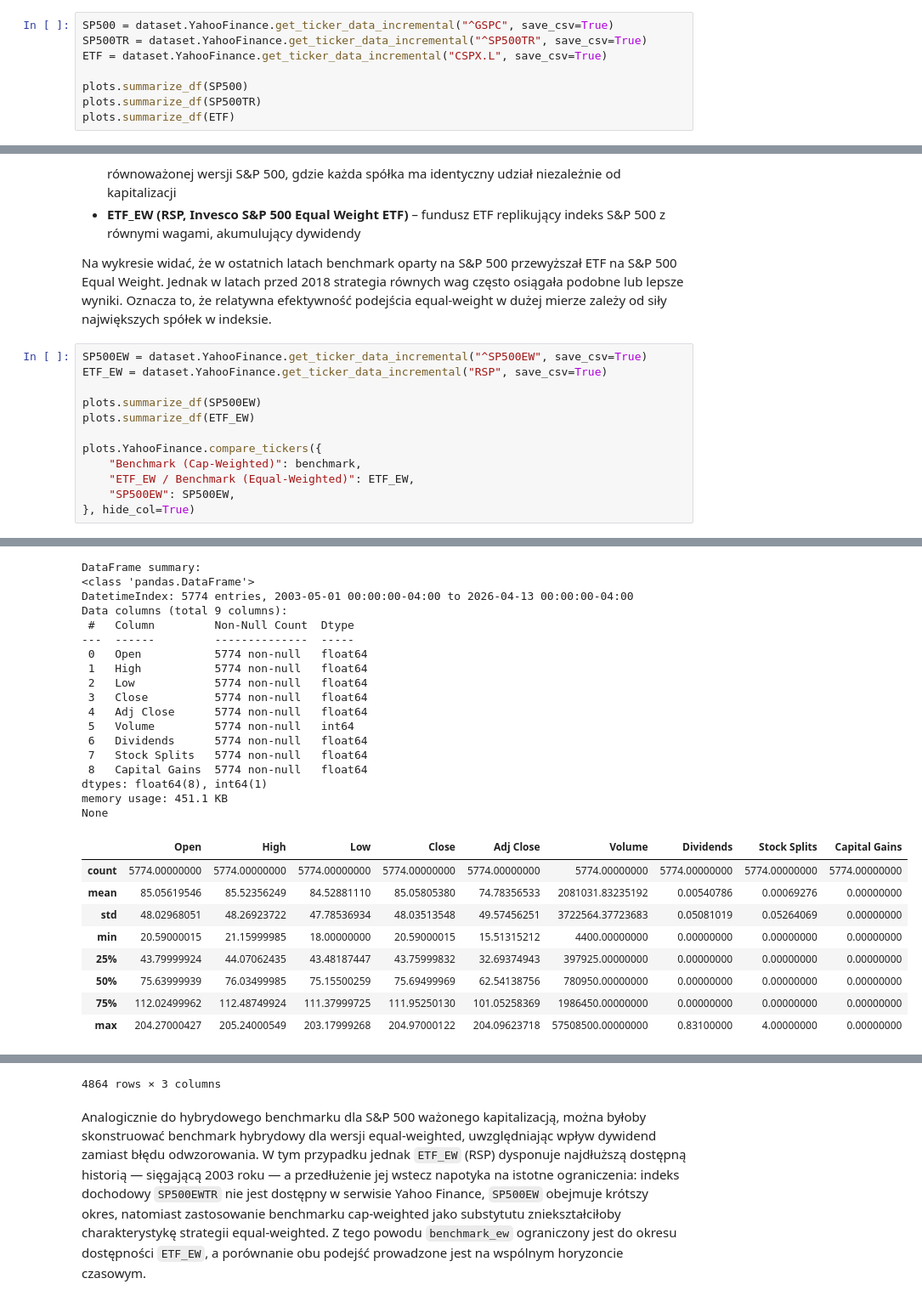
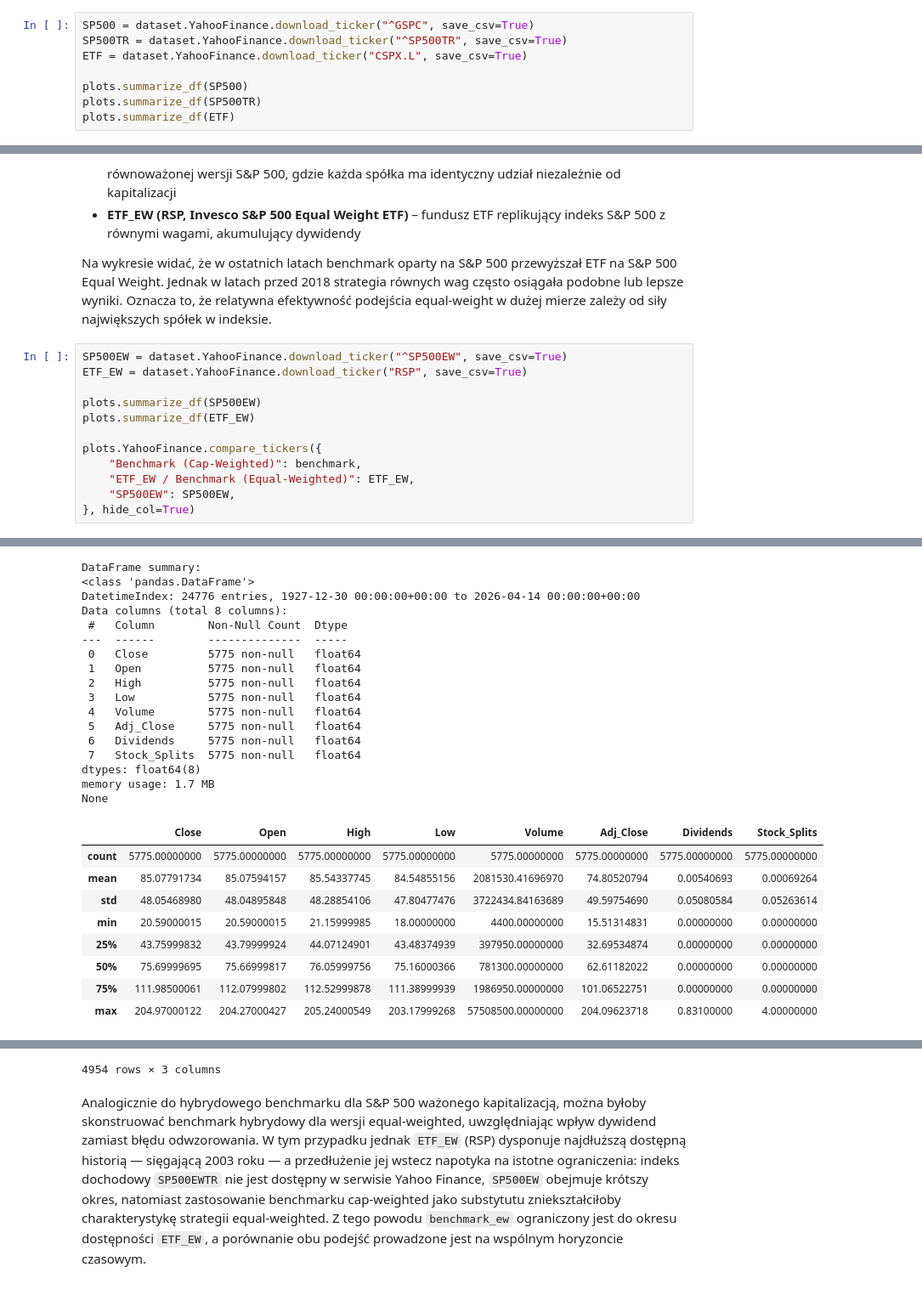
Before and after one commit to MichaelL200/data-driven-stock-portfolio-selection, a Jupyter notebook: notebooks/02b_data_stocks_yf.ipynb, the cells around one changed output, grey strips where cells are left out. Shown at 85% size. Drawn from its saved outputs; the diff is of its cells as text.

```diff
--- a/notebooks/02b_data_stocks_yf.ipynb
+++ b/notebooks/02b_data_stocks_yf.ipynb
@@ -108,9 +105,9 @@ Zestawienie tych trzech instrumentów pozwala porównać:
 - różnice między indeksem teoretycznym a rzeczywistym instrumentem inwestycyjnym,
 - dokładność odwzorowania indeksu przez ETF (tzw. *tracking error*).
 # %%
-SP500 = dataset.YahooFinance.get_ticker_data_incremental("^GSPC", save_csv=True)
-SP500TR = dataset.YahooFinance.get_ticker_data_incremental("^SP500TR", save_csv=True)
-ETF = dataset.YahooFinance.get_ticker_data_incremental("CSPX.L", save_csv=True)
+SP500 = dataset.YahooFinance.download_ticker("^GSPC", save_csv=True)
+SP500TR = dataset.YahooFinance.download_ticker("^SP500TR", save_csv=True)
+ETF = dataset.YahooFinance.download_ticker("CSPX.L", save_csv=True)
 
 plots.summarize_df(SP500)
 plots.summarize_df(SP500TR)
@@ -409,8 +403,8 @@ Dla indeksu S&P 500 Equal Weighted dostępne są następujące tickery:
 
 Na wykresie widać, że w ostatnich latach benchmark oparty na S&P 500 przewyższał ETF na S&P 500 Equal Weight. Jednak w latach przed 2018 strategia równych wag często osiągała podobne lub lepsze wyniki. Oznacza to, że relatywna efektywność podejścia equal-weight w dużej mierze zależy od siły największych spółek w indeksie.
 # %%
-SP500EW = dataset.YahooFinance.get_ticker_data_incremental("^SP500EW", save_csv=True)
-ETF_EW = dataset.YahooFinance.get_ticker_data_incremental("RSP", save_csv=True)
+SP500EW = dataset.YahooFinance.download_ticker("^SP500EW", save_csv=True)
+ETF_EW = dataset.YahooFinance.download_ticker("RSP", save_csv=True)
 
 plots.summarize_df(SP500EW)
 plots.summarize_df(ETF_EW)
@@ -450,30 +444,29 @@ None
 DataFrame summary:
 <class 'pandas.DataFrame'>
-DatetimeIndex: 5774 entries, 2003-05-01 00:00:00-04:00 to 2026-04-13 00:00:00-04:00
-Data columns (total 9 columns):
- #   Column         Non-Null Count  Dtype
----  ------         --------------  -----
- 0   Open           5774 non-null   float64
- 1   High           5774 non-null   float64
- 2   Low            5774 non-null   float64
- 3   Close          5774 non-null   float64
- 4   Adj Close      5774 non-null   float64
- 5   Volume         5774 non-null   int64
- 6   Dividends      5774 non-null   float64
- 7   Stock Splits   5774 non-null   float64
- 8   Capital Gains  5774 non-null   float64
-dtypes: float64(8), int64(1)
-memory usage: 451.1 KB
+DatetimeIndex: 24776 entries, 1927-12-30 00:00:00+00:00 to 2026-04-14 00:00:00+00:00
+Data columns (total 8 columns):
+ #   Column        Non-Null Count  Dtype
+---  ------        --------------  -----
+ 0   Close         5775 non-null   float64
+ 1   Open          5775 non-null   float64
+ 2   High          5775 non-null   float64
+ 3   Low           5775 non-null   float64
+ 4   Volume        5775 non-null   float64
+ 5   Adj_Close     5775 non-null   float64
+ 6   Dividends     5775 non-null   float64
+ 7   Stock_Splits  5775 non-null   float64
+dtypes: float64(8)
+memory usage: 1.7 MB
 None
-|  | Open | High | Low | Close | Adj Close | Volume | Dividends | Stock Splits | Capital Gains |
-| count | 5774.00000000 | 5774.00000000 | 5774.00000000 | 5774.00000000 | 5774.00000000 | 5774.00000000 | 5774.00000000 | 5774.00000000 | 5774.00000000 |
-| mean | 85.05619546 | 85.52356249 | 84.52881110 | 85.05805380 | 74.78356533 | 2081031.83235192 | 0.00540786 | 0.00069276 | 0.00000000 |
-| std | 48.02968051 | 48.26923722 | 47.78536934 | 48.03513548 | 49.57456251 | 3722564.37723683 | 0.05081019 | 0.05264069 | 0.00000000 |
-| min | 20.59000015 | 21.15999985 | 18.00000000 | 20.59000015 | 15.51315212 | 4400.00000000 | 0.00000000 | 0.00000000 | 0.00000000 |
-| 25% | 43.79999924 | 44.07062435 | 43.48187447 | 43.75999832 | 32.69374943 | 397925.00000000 | 0.00000000 | 0.00000000 | 0.00000000 |
-| 50% | 75.63999939 | 76.03499985 | 75.15500259 | 75.69499969 | 62.54138756 | 780950.00000000 | 0.00000000 | 0.00000000 | 0.00000000 |
-| 75% | 112.02499962 | 112.48749924 | 111.37999725 | 111.95250130 | 101.05258369 | 1986450.00000000 | 0.00000000 | 0.00000000 | 0.00000000 |
-| max | 204.27000427 | 205.24000549 | 203.17999268 | 204.97000122 | 204.09623718 | 57508500.00000000 | 0.83100000 | 4.00000000 | 0.00000000 |
+|  | Close | Open | High | Low | Volume | Adj_Close | Dividends | Stock_Splits |
+| count | 5775.00000000 | 5775.00000000 | 5775.00000000 | 5775.00000000 | 5775.00000000 | 5775.00000000 | 5775.00000000 | 5775.00000000 |
+| mean | 85.07791734 | 85.07594157 | 85.54337745 | 84.54855156 | 2081530.41696970 | 74.80520794 | 0.00540693 | 0.00069264 |
+| std | 48.05468980 | 48.04895848 | 48.28854106 | 47.80477476 | 3722434.84163689 | 49.59754690 | 0.05080584 | 0.05263614 |
+| min | 20.59000015 | 20.59000015 | 21.15999985 | 18.00000000 | 4400.00000000 | 15.51314831 | 0.00000000 | 0.00000000 |
+| 25% | 43.75999832 | 43.79999924 | 44.07124901 | 43.48374939 | 397950.00000000 | 32.69534874 | 0.00000000 | 0.00000000 |
+| 50% | 75.69999695 | 75.66999817 | 76.05999756 | 75.16000366 | 781300.00000000 | 62.61182022 | 0.00000000 | 0.00000000 |
+| 75% | 111.98500061 | 112.07999802 | 112.52999878 | 111.38999939 | 1986950.00000000 | 101.06522751 | 0.00000000 | 0.00000000 |
+| max | 204.97000122 | 204.27000427 | 205.24000549 | 203.17999268 | 57508500.00000000 | 204.09623718 | 0.83100000 | 4.00000000 |
 [figure]
 |  | Benchmark (Cap-Weighted) | ETF_EW / Benchmark (Equal-Weighted) | SP500EW |
 | Date |  |  |  |
@@ -491,4 +484,4 @@ None
-4864 rows × 3 columns
+4954 rows × 3 columns
 # %% [markdown]
 Analogicznie do hybrydowego benchmarku dla S&P 500 ważonego kapitalizacją, można byłoby
 skonstruować benchmark hybrydowy dla wersji equal-weighted, uwzględniając wpływ dywidend
```
Also changed, not shown: parts of 12 cells of this notebook, 5 other files.
